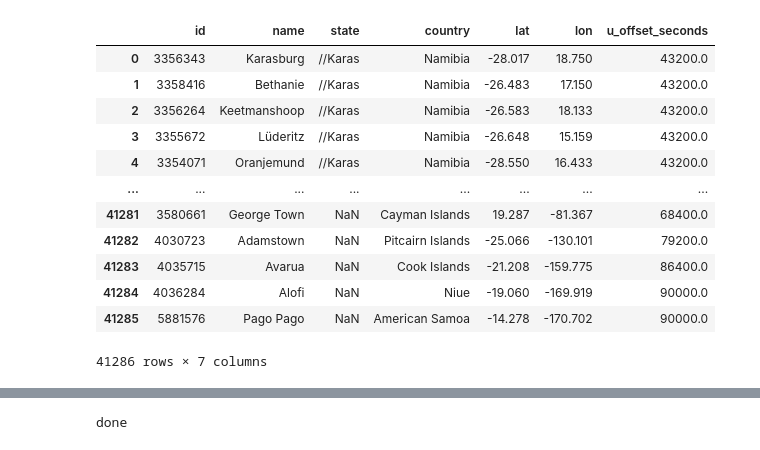
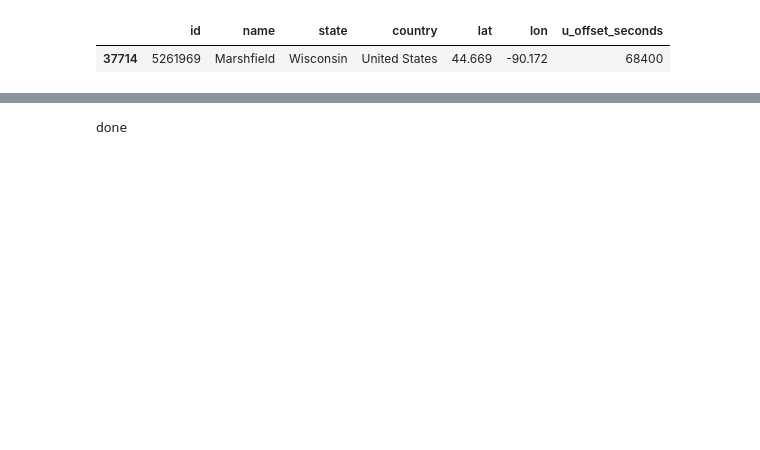
Before and after one commit to eric-r-xu/klaviyo-weather-app, a Jupyter notebook: data_processing.ipynb, the cells around one changed output, grey strips where cells are left out. Saved outputs shown, nothing was run; the diff lists cells and outputs as text; code cells hidden in the pictures; blank space fills up the shorter version.

```diff
--- a/data_processing.ipynb
+++ b/data_processing.ipynb
@@ -31,19 +11,12 @@ city_dict
 # %%
 df = pd.read_csv('city_dict.tsv',sep='\t')
+
+
+
+df[df['id']==5261969]
 # %% [output]
 |  | id | name | state | country | lat | lon | u_offset_seconds |
-| 0 | 3356343 | Karasburg | //Karas | Namibia | -28.017 | 18.750 | 43200.0 |
-| 1 | 3358416 | Bethanie | //Karas | Namibia | -26.483 | 17.150 | 43200.0 |
-| 2 | 3356264 | Keetmanshoop | //Karas | Namibia | -26.583 | 18.133 | 43200.0 |
-| 3 | 3355672 | Lüderitz | //Karas | Namibia | -26.648 | 15.159 | 43200.0 |
-| 4 | 3354071 | Oranjemund | //Karas | Namibia | -28.550 | 16.433 | 43200.0 |
-| ... | ... | ... | ... | ... | ... | ... | ... |
-| 41281 | 3580661 | George Town | NaN | Cayman Islands | 19.287 | -81.367 | 68400.0 |
-| 41282 | 4030723 | Adamstown | NaN | Pitcairn Islands | -25.066 | -130.101 | 79200.0 |
-| 41283 | 4035715 | Avarua | NaN | Cook Islands | -21.208 | -159.775 | 86400.0 |
-| 41284 | 4036284 | Alofi | NaN | Niue | -19.060 | -169.919 | 90000.0 |
-| 41285 | 5881576 | Pago Pago | NaN | American Samoa | -14.278 | -170.702 | 90000.0 |
+| 37714 | 5261969 | Marshfield | Wisconsin | United States | 44.669 | -90.172 | 68400 |
-41286 rows × 7 columns
 # %%
 df = df.fillna('')
 df['name_extended'] = df['name'] +', '+ df['state'] + '; '+ df['country']
```
Also changed, not shown: parts of 2 cells of this notebook, 4 other files.
